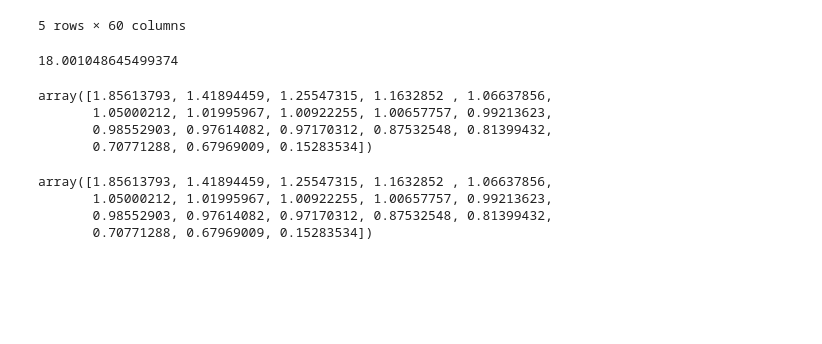
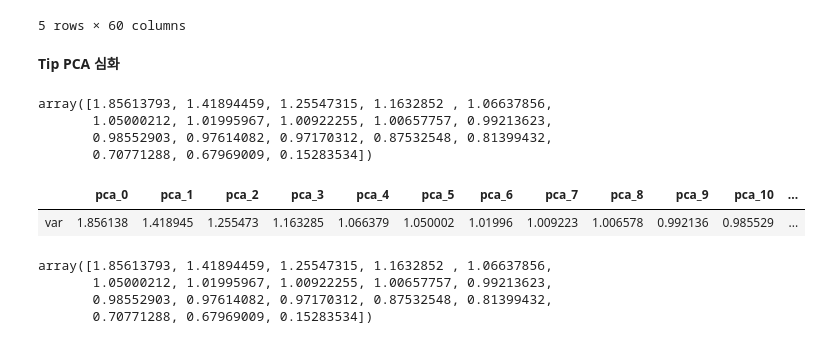
Before and after one commit to sunkusun9/DS_lv3_2610, a Jupyter notebook: sec_ds_lv3_prob1_prob.ipynb, the cells around one changed output. Drawn from its saved outputs; the diff is of its cells as text; code cells hidden in the pictures; blank space fills up the shorter version.

```diff
--- a/sec_ds_lv3_prob1_prob.ipynb
+++ b/sec_ds_lv3_prob1_prob.ipynb
@@ -1731,15 +1741,20 @@ df_prob4_test.head()
 | 4661 | A | 0.213270 | material_7 | material_8 | 9 | 5 | -0.072872 | ... |
 | 10303 | B | 0.694332 | material_5 | material_5 | 8 | 8 | -0.072872 | ... |
 5 rows × 60 columns
+# %% [markdown]
+**Tip PCA 심화**
 # %%
-df_prob3_train[X_4].var().sum()
+# 분산 설명력: 각 성분이 가지고 있는 원래 데이터가 지닌 분산을 나타내는 정도
+pca.explained_variance_
 # %% [output]
-18.001048645499374
+array([1.85613793, 1.41894459, 1.25547315, 1.1632852 , 1.06637856,
+       1.05000212, 1.01995967, 1.00922255, 1.00657757, 0.99213623,
+       0.98552903, 0.97614082, 0.97170312, 0.87532548, 0.81399432,
+       0.70771288, 0.67969009, 0.15283534])
 # %%
-pca.explained_variance_
+# 주성분의 분산과도 같습니다.
+df_prob4_train[X_comp].var(ddof=1).rename('var').to_frame().T
 # %% [output]
-array([1.85613793, 1.41894459, 1.25547315, 1.1632852 , 1.06637856,
-       1.05000212, 1.01995967, 1.00922255, 1.00657757, 0.99213623,
-       0.98552903, 0.97614082, 0.97170312, 0.87532548, 0.81399432,
-       0.70771288, 0.67969009, 0.15283534])
+|  | pca_0 | pca_1 | pca_2 | pca_3 | pca_4 | pca_5 | pca_6 | pca_7 | pca_8 | pca_9 | pca_10 | ... |
+| var | 1.856138 | 1.418945 | 1.255473 | 1.163285 | 1.066379 | 1.050002 | 1.01996 | 1.009223 | 1.006578 | 0.992136 | 0.985529 | ... |
 # %%
```
Also changed, not shown: parts of 14 cells of this notebook.
